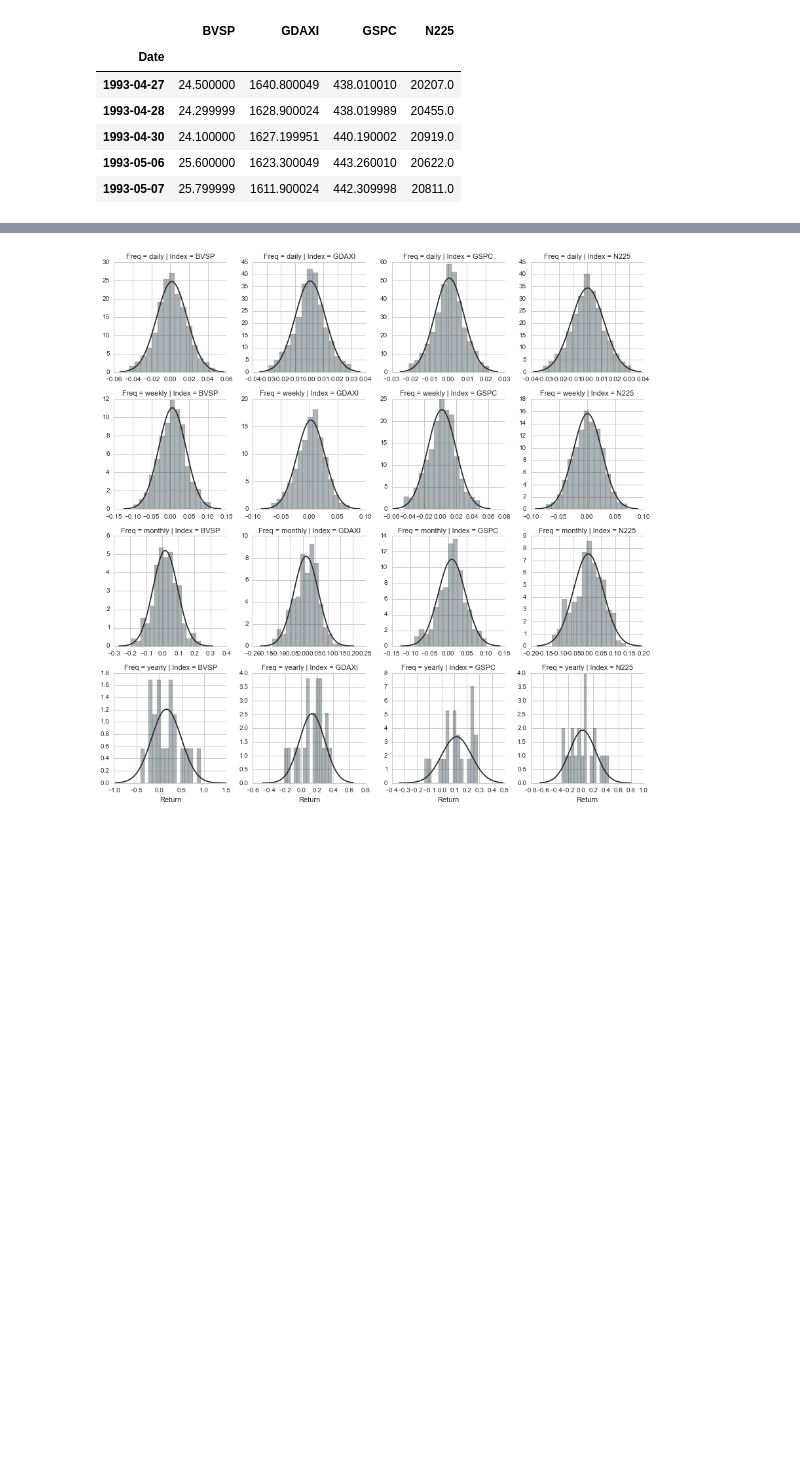
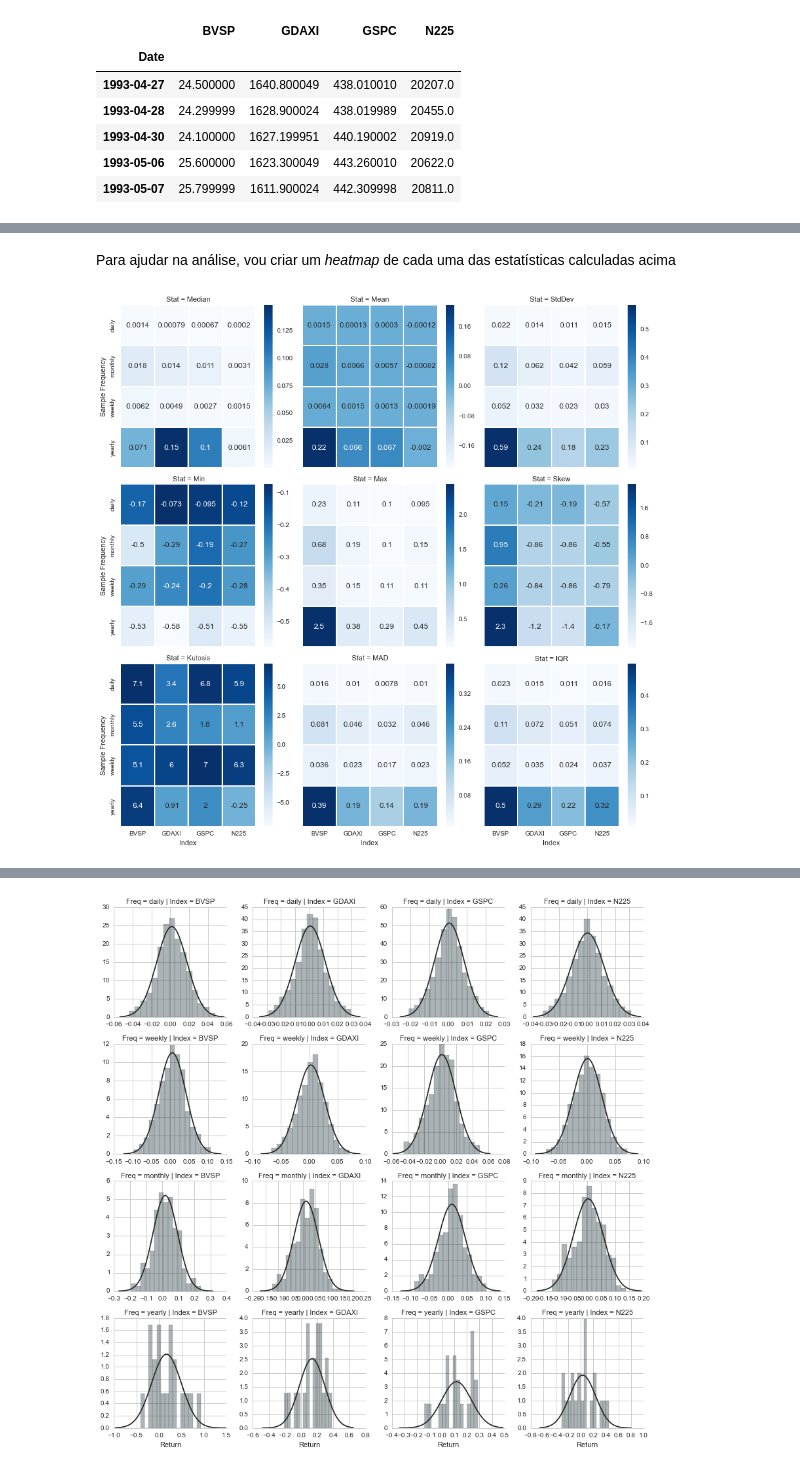
Before and after one commit to ucaiado/AssetReturns_Behavior, a Jupyter notebook: AssetReturn_Behavor.ipynb, the cells around one changed output, grey strips where cells are left out. Saved outputs shown, nothing was run; the diff lists cells and outputs as text; code cells hidden in the pictures; blank space fills up the shorter version.

Commit message:
test: study the distribution of the returns of differetn index

```diff
--- a/AssetReturn_Behavor.ipynb
+++ b/AssetReturn_Behavor.ipynb
@@ -127,2 +131,24 @@ df_rtn
 |  | MAD | 0.392026 | 0.189889 | 0.137394 | 0.187660 |
 |  | IQR | 0.496135 | 0.291104 | 0.220844 | 0.315518 |
+# %% [markdown]
+Para ajudar na análise, vou criar um *heatmap* de cada uma das estatísticas calculadas acima
+# %%
+# arruma estrutura os dados para usar em plot
+df_rtn2 = df_rtn.stack().reset_index()
+df_rtn2.columns = ['Sample', 'Stat', 'Index', 'Value']
+df_rtn2 = df_rtn2[df_rtn2.Stat != 'Count']
+
+# cria funcao para fazer cada heatmap
+def facet(data, color):
+    data = data.pivot(index="Sample", columns='Index', values='Value')
+    g = sns.heatmap(data, annot=True, linewidths=.5, cmap='Blues')
+
+#plota o heatmap de cada estatistica
+with sns.plotting_context(font_scale=5.5):
+    g = sns.FacetGrid(df_rtn2, col="Stat", col_wrap=3, size=4, aspect=1)
+    g = g.map_dataframe(facet)
+    g.add_legend()
+    g.set_xlabels('Index')
+    g.set_ylabels('Sample Frequency')
+# %% [output]
+[figure, added]
```
Also changed, not shown: parts of 19 cells of this notebook.
